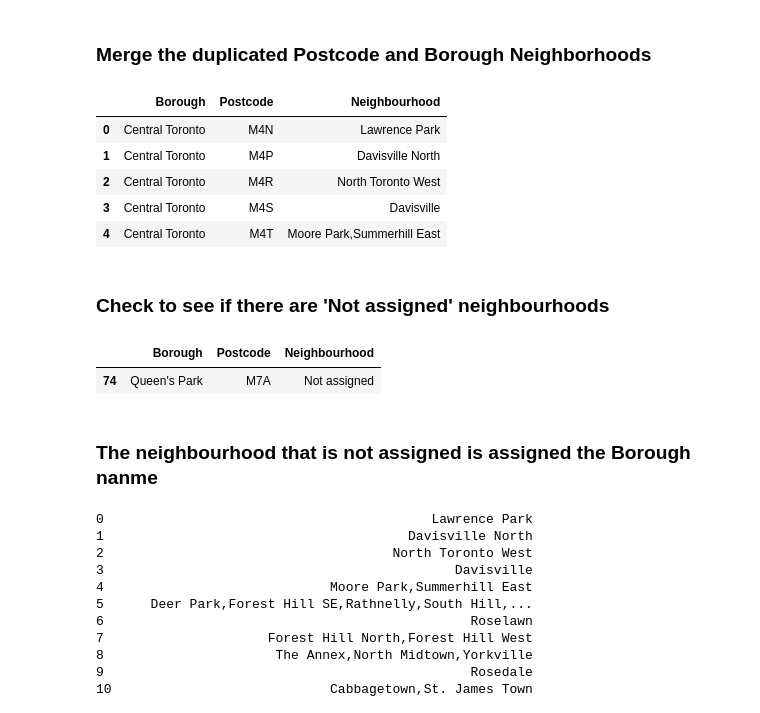
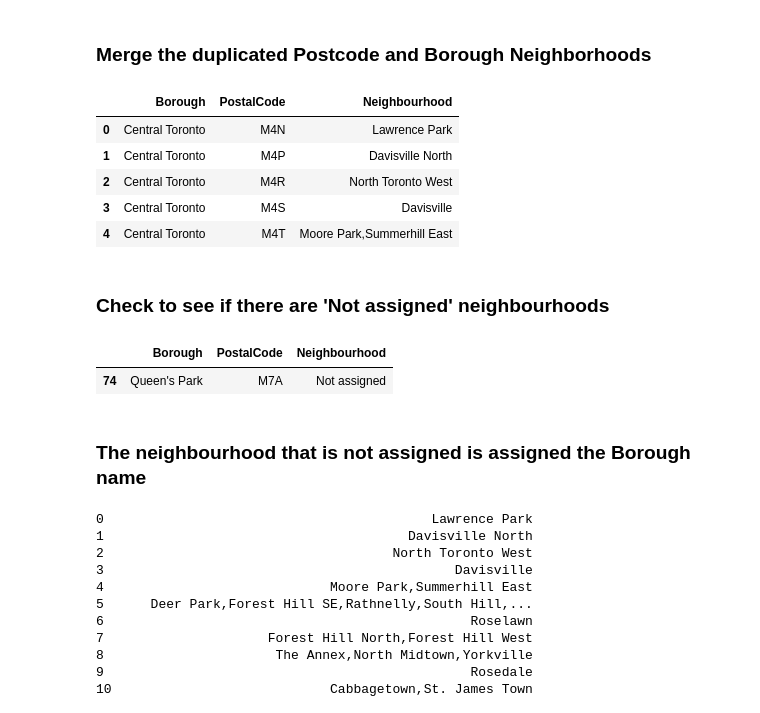
Before and after one commit to watex95/Coursera_Capstone-, a Jupyter notebook: capstone project notem.ipynb, the cells around one changed output. Cells and saved outputs as stored; diff of their text form; code cells hidden in the pictures.

```diff
--- a/capstone project notem.ipynb
+++ b/capstone project notem.ipynb
@@ -26,6 +34,6 @@ for tr in table_rows:
 # %% [markdown]
 ### Creating the data frame
 # %%
-df=pd.DataFrame(res, columns=["Postcode", "Borough","Neighbourhood"])
+df=pd.DataFrame(res, columns=["PostalCode", "Borough","Neighbourhood"])
 df.head()
 # %% [output]
@@ -66,10 +74,10 @@ Name: Borough, dtype: int64
 # %% [markdown]
 ### Merge the duplicated Postcode and Borough Neighborhoods
 # %%
-df = df.groupby(['Borough','Postcode'])['Neighbourhood'].apply(','.join).reset_index()
+df = df.groupby(['Borough','PostalCode'])['Neighbourhood'].apply(','.join).reset_index()
 df.head()
 # %% [output]
-|  | Borough | Postcode | Neighbourhood |
+|  | Borough | PostalCode | Neighbourhood |
 | 0 | Central Toronto | M4N | Lawrence Park |
 | 1 | Central Toronto | M4P | Davisville North |
 | 2 | Central Toronto | M4R | North Toronto West |
@@ -80,10 +88,10 @@ df.head()
 # %%
 df[df['Neighbourhood'].str.contains("Not assigned")]
 # %% [output]
-|  | Borough | Postcode | Neighbourhood |
+|  | Borough | PostalCode | Neighbourhood |
 | 74 | Queen's Park | M7A | Not assigned |
 # %% [markdown]
-### The neighbourhood that is not assigned is assigned the Borough nanme
+### The neighbourhood that is not assigned is assigned the Borough name
 # %%
  df['Neighbourhood'].replace(['Not assigned'],'Queens Park')
 # %% [output]
```
Also changed, not shown: parts of 67 cells of this notebook.
